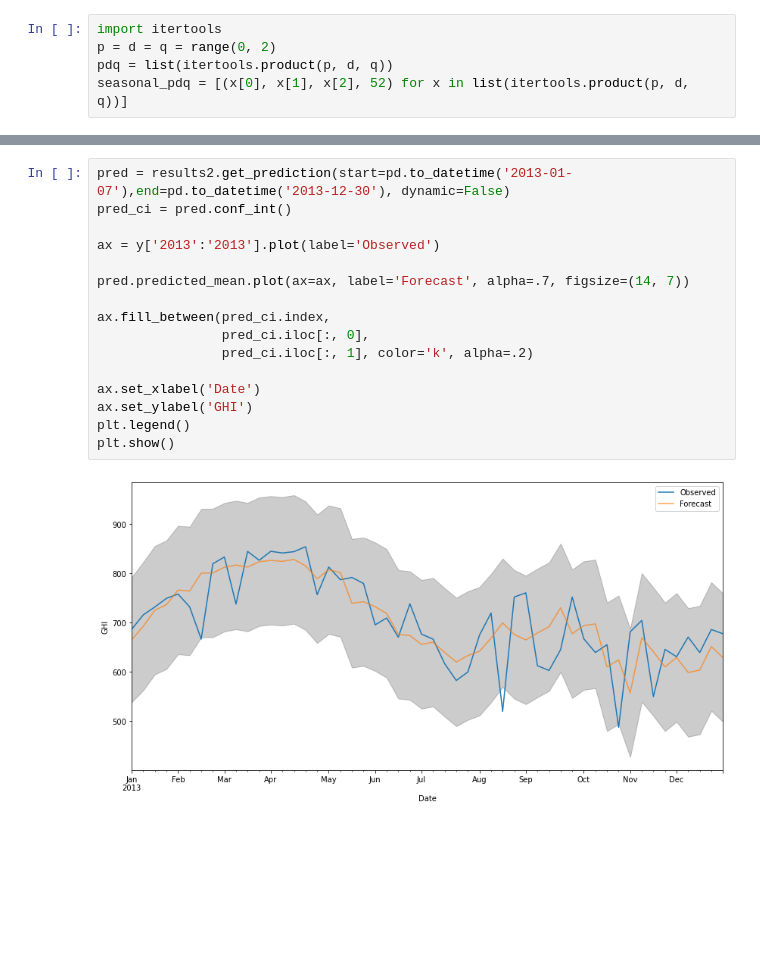
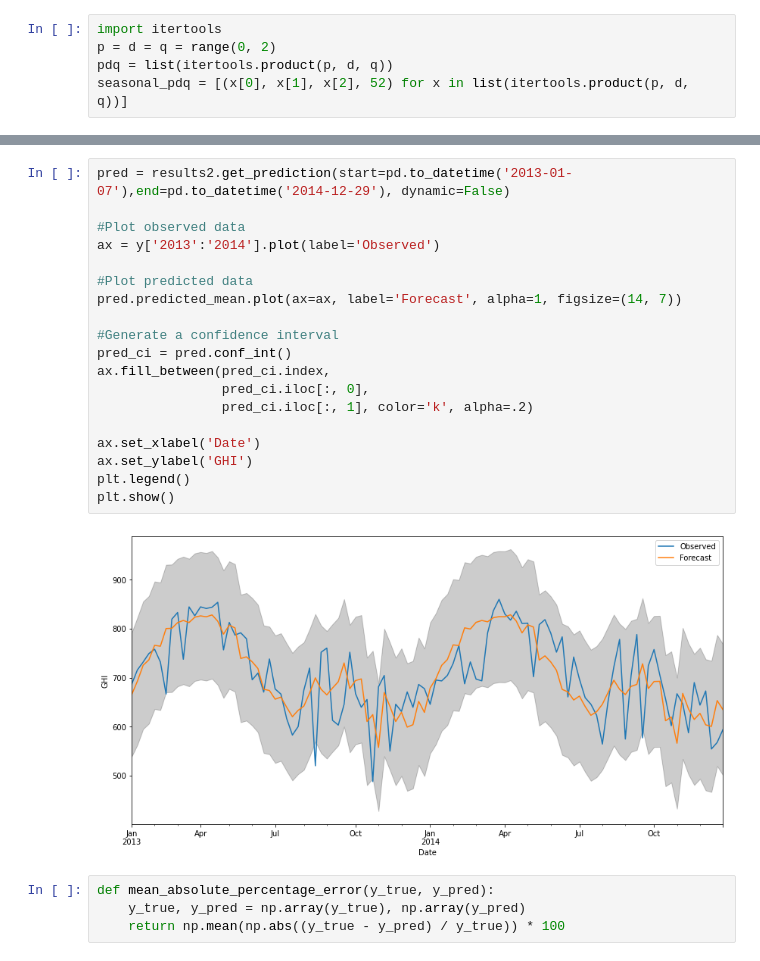
Before and after one commit to Kalit31/Statistical-Analysis-and-Forecasting-of-Solar-Energy, a Jupyter notebook: Time Series Analysis.ipynb, the cells around one changed output, grey strips where cells are left out. Cells and saved outputs as stored; diff of their text form; blank space fills up the shorter version.

```diff
--- a/Time Series Analysis.ipynb
+++ b/Time Series Analysis.ipynb
@@ -222,18 +157,25 @@ plt.show()
 # %%
-pred = results2.get_prediction(start=pd.to_datetime('2013-01-07'),end=pd.to_datetime('2013-12-30'), dynamic=False)
+pred = results2.get_prediction(start=pd.to_datetime('2013-01-07'),end=pd.to_datetime('2014-12-29'), dynamic=False)
+
+#Plot observed data
+ax = y['2013':'2014'].plot(label='Observed')
+
+#Plot predicted data
+pred.predicted_mean.plot(ax=ax, label='Forecast', alpha=1, figsize=(14, 7))
+
+#Generate a confidence interval
 pred_ci = pred.conf_int()
-
-ax = y['2013':'2013'].plot(label='Observed')
-
-pred.predicted_mean.plot(ax=ax, label='Forecast', alpha=.7, figsize=(14, 7))
-
 ax.fill_between(pred_ci.index,
                 pred_ci.iloc[:, 0],
                 pred_ci.iloc[:, 1], color='k', alpha=.2)
 
 ax.set_xlabel('Date')
 ax.set_ylabel('GHI')
 plt.legend()
 plt.show()
 # %% [output]
-[figure, old version]
+[figure, new version]
+# %%
+def mean_absolute_percentage_error(y_true, y_pred):
+    y_true, y_pred = np.array(y_true), np.array(y_pred)
+    return np.mean(np.abs((y_true - y_pred) / y_true)) * 100
```
Also changed, not shown: parts of 17 cells of this notebook, 1 other file.
